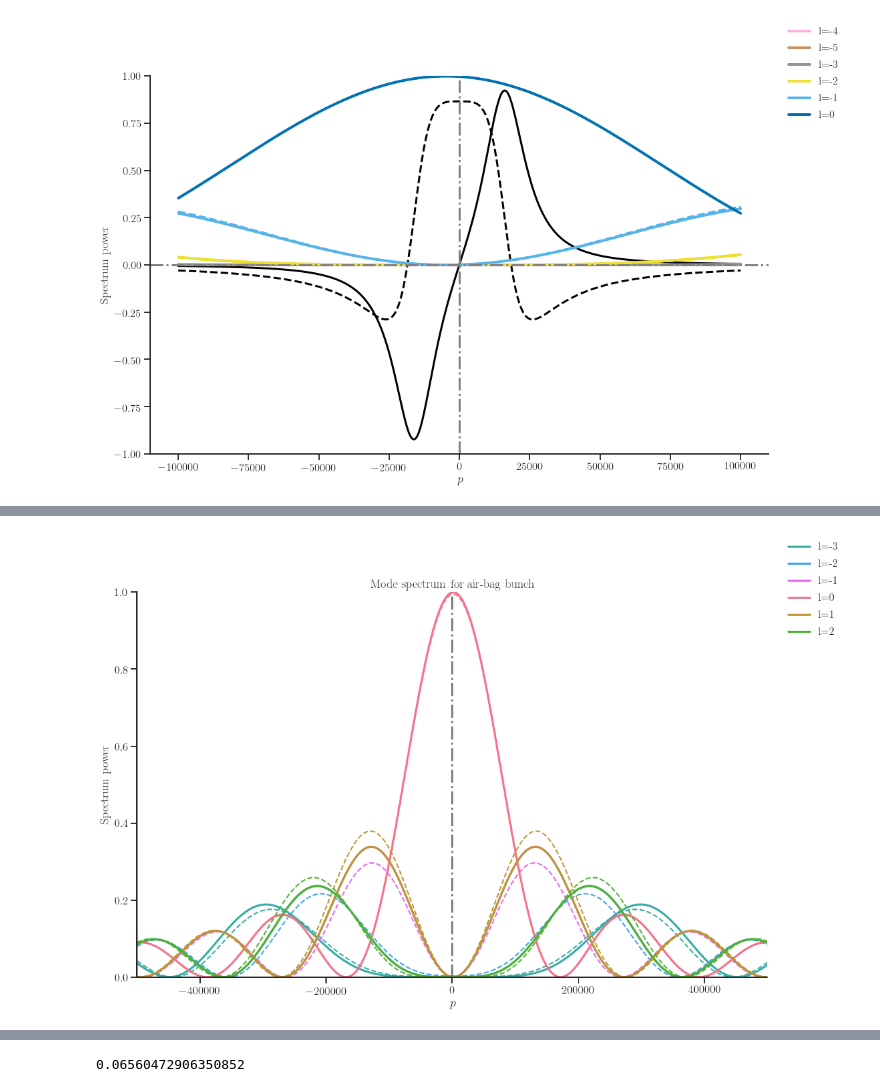
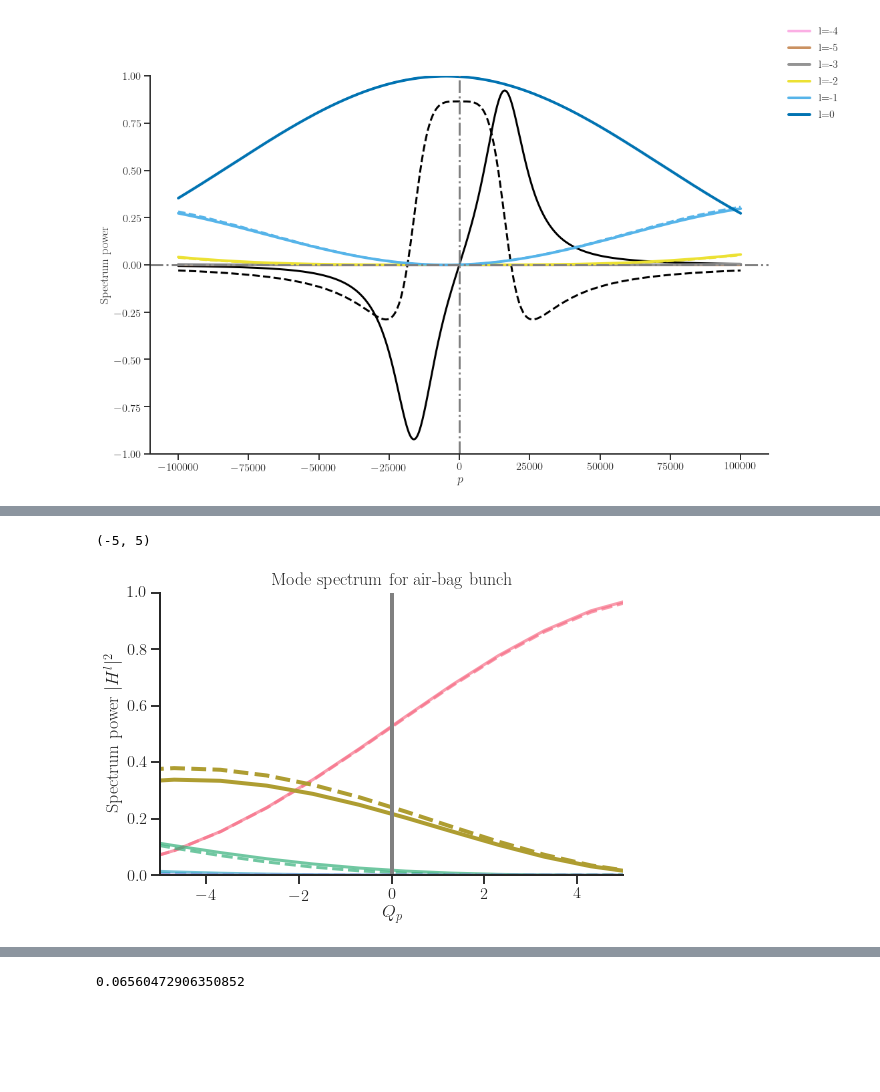
Before and after one commit to gubaidulinvadim/Dispersion-relations, a Jupyter notebook: Notebooks/Beam-mode spectra.ipynb, the cells around one changed output, grey strips where cells are left out. Saved outputs shown, nothing was run; the diff lists cells and outputs as text; code cells hidden in the pictures; blank space fills up the shorter version.

```diff
--- a/Notebooks/Beam-mode spectra.ipynb
+++ b/Notebooks/Beam-mode spectra.ipynb
@@ -121,7 +143,7 @@ print(np.sum(jv(n, z_2)*(jv(2*n-l, z_1)+(-1)**(l+3*n)*jv(2*n+l, z_1))))
 def H(z_1, z_2, l: np.int64 = 0, n_max: np.int64 =20):
     n=np.linspace(-n_max, n_max, 2*n_max+1, dtype=np.int64)
     a = jv(n, z_2)
-    b = jv(l+2*n, z_1)
+    b = jv(l-2*n, z_1)
     return 1j**(-l)*np.dot(a, b)
 # %%
 %%timeit
@@ -263,26 +453,25 @@ fftfreq = np.load('/home/vgubaidulin/PhD/Results/Zfreq_LHC.npy')
 # %%
 %%time
-sbs.set(rc={'figure.figsize': (2*8.3, 2*5.2),
-            'text.usetex': True,
-            'font.family': 'serif',
-            'font.size': 20,
-            'axes.linewidth': 2,
-            'lines.linewidth': 3,
-            'legend.fontsize': 16,
-            'legend.numpoints': 1, },
-               style='ticks',
+sbs.set(rc={'figure.figsize':(8.3,5.2),
+            'text.usetex':True,
+           'font.family':'serif',
+           'font.size':36,
+           'axes.linewidth':2,
+           'lines.linewidth':4,
+           'legend.fontsize':16,
+           'legend.numpoints':1,},
+        style='ticks',
+        palette='colorblind',
         context='talk')
-p = np.linspace(-1000000, 1000000, 200001)
-Q_s = 1.74e-3
+p = np.linspace(-1000, 1000, 2001)
+Q_s = 4.47e-3
 fig, ax = plt.subplots(1, 1)
-palette = sbs.color_palette('husl')
+palette = sbs.color_palette('husl', 5)
 # ax.scatter(fftfreq, Zx_real/np.max(Zx_real), c='black', marker='.')
 # ax.scatter(fftfreq, Zx_imag/np.max(Zx_imag), c='grey', marker='.')
-beta_z = 815
-xi_1 = .1
-J_z = 0.06**2/(2*beta_z)
-omega_0 = 2*pi*c/(26658.883)
-Q_x = 60.31
+xi_1 = -1
+J_z = .25*58/(2*beta_z)
+# omega0 = 2*pi*beta*c/(C)
 # omega = omega_0*(p+Q_x+l*Q_s)
 # omega_xi = omega_0*Q_x*xi_1/(0.00325)
 # z_1 = np.sqrt(2*beta_z*J_z)*(omega_xi/c-omega/c)
@@ -290,39 +479,49 @@ Q_x = 60.31
 # m = -1
 H_summed = 0
 J_summed = 0
+omega_xi = omega0*Q_x*xi_1/(eta)
+print('Normalized chromatic frequency: {0:.0f}'.format(omega_xi/omega0))
 plot_lines = []
-for m in range(-3, 3):
-    omega = omega_0*(p+Q_x+m*Q_s)
-    omega_xi = omega_0*Q_x*xi_1/(0.00325)
-    z_1 = np.sqrt(2*beta_z*J_z)*(omega_xi/c-omega/c)
+for m in [0, -1, -2, -3, -4]:
+    omega = omega0*(p+(Q_x-np.floor(Q_x))+m*Q_s)
+    omega_xi = omega_0*Q_x*xi_1/eta
+    print(Q_x-np.floor(Q_x)+m*Q_s, omega_xi/omega_0)
+    z_1 = 2*sigma_z/R*(omega_xi-omega)/omega0
 #     H_summed += np.abs(H(z_1, z_2, l=m))**2
 #     J_summed += np.abs(jv(m, z_1))**2
-    l1 = ax.plot(p, np.abs(jv(m, z_1))**2, color=palette[m],
+    lw = 4 if m==-1 else 3
+    alpha = 1 if m==-1 else .7
+    l1 = ax.plot(omega/omega0, np.abs(jv(m, z_1))**2, color=palette[np.abs(m)],
                  label='l={0:}'.format(m), linestyle='solid',
-                 linewidth=3)
+                 linewidth=lw, alpha=alpha)
 #     z_2 = 10*ive(1, 1)
 #     l2 = ax.plot(p, np.abs(H(z_1, z_2, l=m))**2, c=palette[m], linewidth=4, linestyle='dotted')
     z_2 = .5*ive(1, 1)
-    l3 = ax.plot(p, np.abs(H(z_1, z_2, l=m))**2, c=palette[m], linewidth=2, linestyle='dashed')
+    l3 = ax.plot(omega/omega0, np.abs(H(z_1, z_2, l=m))**2,
+                 c=palette[np.abs(m)], linewidth=lw,
+                 linestyle='dashed', alpha=alpha)
 #     z_2 = *ive(1, 1)
 #     l4 = ax.plot(p, np.abs(H(z_1, z_2, l=m))**2, c=palette[m], linewidth=4)
     plot_lines.append([l1, l3])
 ax.set_ylim(-0, 1)
-ax.axvline(0, color='grey', linestyle='dashdot')
-ax.axhline(0, color='grey', linestyle='dashdot')
-ax.set_xlim(-500000, 500000)
+# ax.axvline(0, color='grey', linestyle='dashdot')
+# ax.axhline(0, color='grey', linestyle='dashdot')
+ax.set_xlim(-50, 50)
 
-ax.set_xlabel('$p$')
-ax.set_ylabel('Spectrum power')
+ax.set_xlabel('$Q_p$')
+ax.set_ylabel('Spectrum power $|H^l|^2$')
 ax.title.set_text('Mode spectrum for air-bag bunch')
 # legend1 = plt.legend(handles=[l[0] for l in plot_lines], frameon=False, loc='upper right')
 # legend2 = plt.legend(handles=plot_lines[0], ['$\Delta Q/Q_{s0}=0',
 #                                         '$\Delta Q/Q_{s0}=0.5',
 #                                         '$\Delta Q/Q_{s0}=5',
 #                                         '$\Delta Q/Q_{s0}=10'], frameon=False, loc='lower right')
-plt.figlegend(frameon=False)
+# plt.figlegend(frameon=False)
 # ax.add_artist(legend1)
 # ax.add_artist(legend2)
 ax.spines['top'].set_visible(False)
 ax.spines['right'].set_visible(False)
+ax.axvline(0, c='grey')
+ax.set_xlim(-5, 5)
+# plt.savefig('/home/vgubaidulin/PhD/Results/H-spectrumSIS100.pdf')
 # %% [output]
@@ -331 +536,2 @@ Wall time: 2min 51s
+(-5, 5)
-[figure, old version]
+[figure, new version]
```
Also changed, not shown: parts of 24 cells of this notebook, 16 other files.
